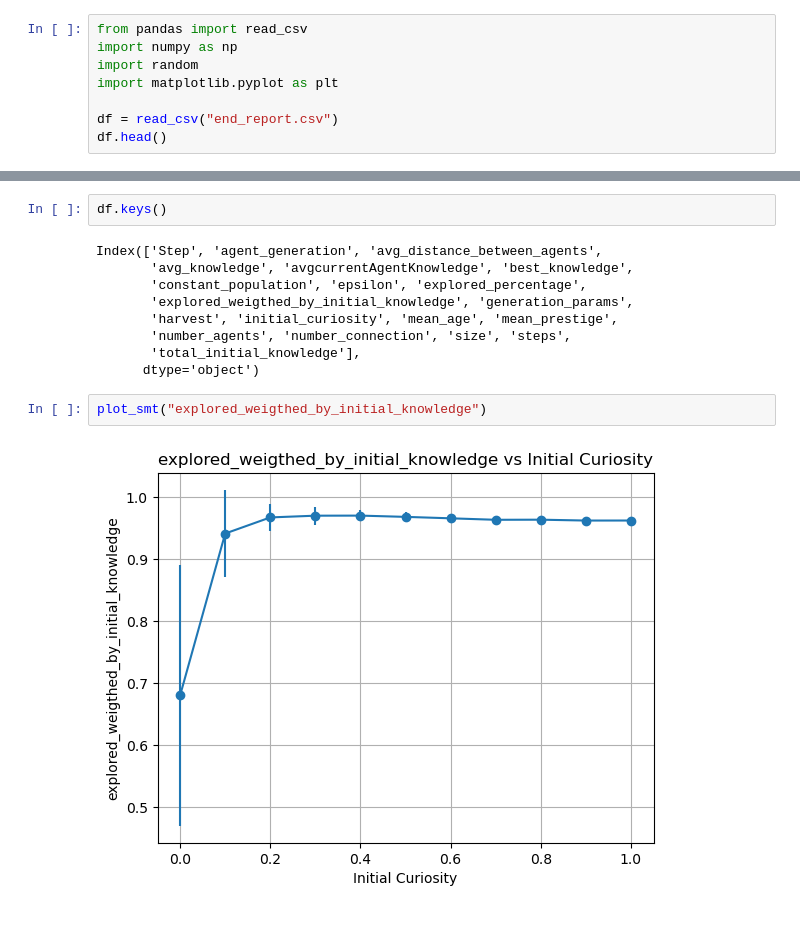
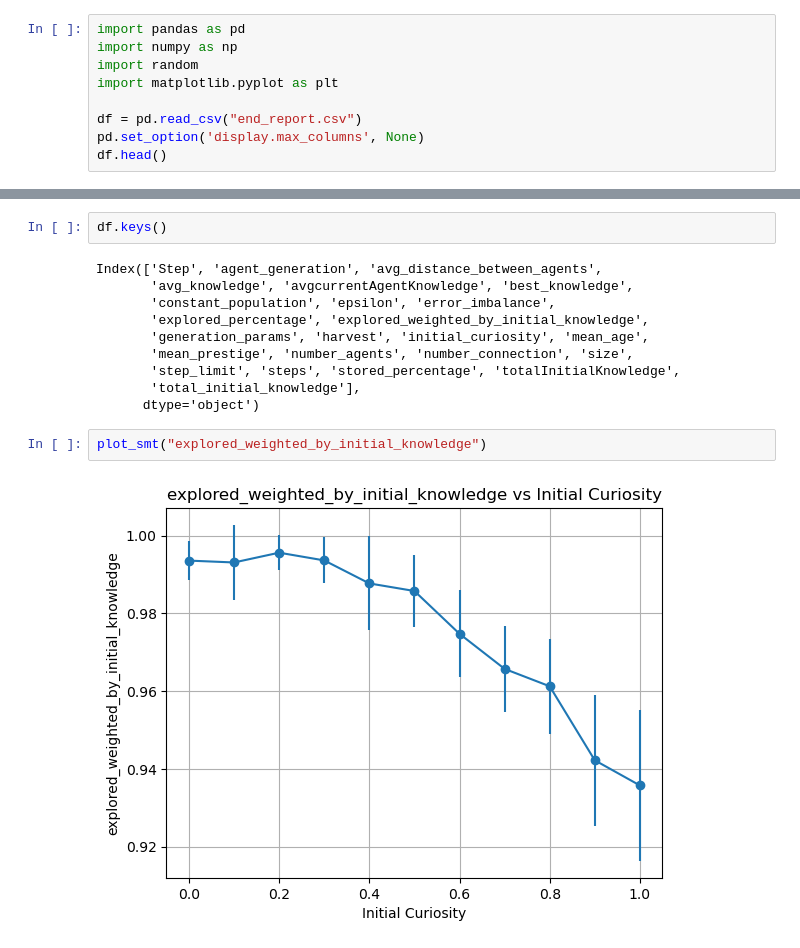
Before and after one commit to paulbanse/sciencemodels, a Jupyter notebook: analyze_data.ipynb, the cells around one changed output, grey strips where cells are left out. Cells and saved outputs as stored; diff of their text form.

```diff
--- a/analyze_data.ipynb
+++ b/analyze_data.ipynb
@@ -1,10 +1,11 @@
 # %%
-from pandas import read_csv
+import pandas as pd
 import numpy as np
 import random
 import matplotlib.pyplot as plt
 
-df = read_csv("end_report.csv")
+df = pd.read_csv("end_report.csv")
+pd.set_option('display.max_columns', None)
 df.head()
 # %% [output]
 |  | Step | agent_generation | avg_distance_between_agents | avg_knowledge | avgcurrentAgentKnowledge | best_knowledge | ... |
@@ -36,13 +37,14 @@ df.keys()
 # %% [output]
 Index(['Step', 'agent_generation', 'avg_distance_between_agents',
        'avg_knowledge', 'avgcurrentAgentKnowledge', 'best_knowledge',
-       'constant_population', 'epsilon', 'explored_percentage',
-       'explored_weigthed_by_initial_knowledge', 'generation_params',
-       'harvest', 'initial_curiosity', 'mean_age', 'mean_prestige',
-       'number_agents', 'number_connection', 'size', 'steps',
+       'constant_population', 'epsilon', 'error_imbalance',
+       'explored_percentage', 'explored_weighted_by_initial_knowledge',
+       'generation_params', 'harvest', 'initial_curiosity', 'mean_age',
+       'mean_prestige', 'number_agents', 'number_connection', 'size',
+       'step_limit', 'steps', 'stored_percentage', 'totalInitialKnowledge',
        'total_initial_knowledge'],
       dtype='object')
 # %%
-plot_smt("explored_weigthed_by_initial_knowledge")
+plot_smt("explored_weighted_by_initial_knowledge")
 # %% [output]
-[figure, old version]
+[figure, new version]
```
Also changed, not shown: parts of 3 cells of this notebook, 3 other files.
